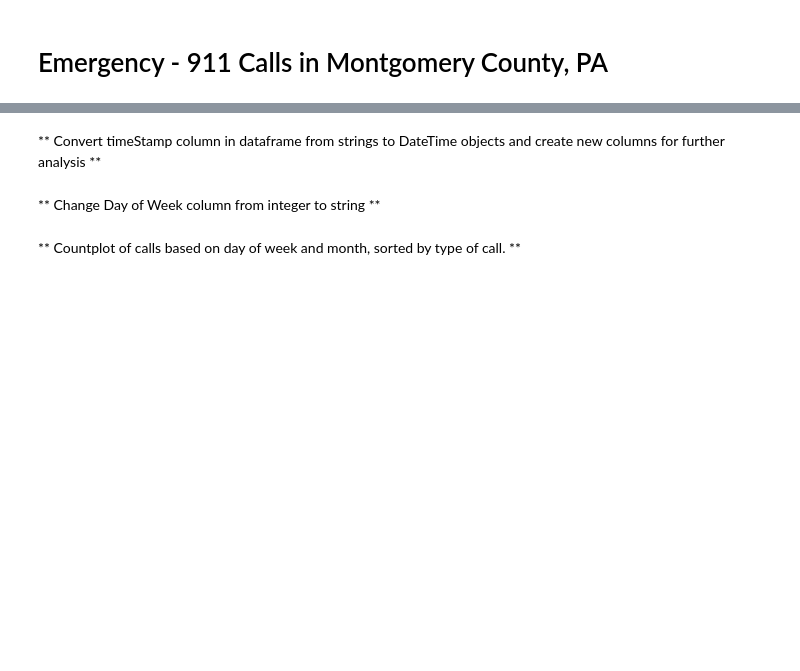
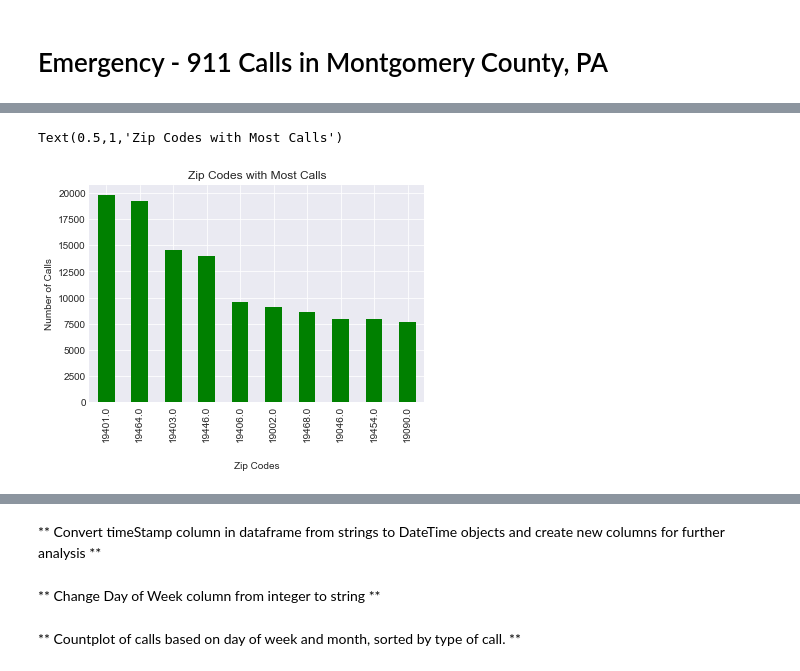
Before and after one commit to rarmenda1104/911-Calls-project, a Jupyter notebook: 911 Calls project.ipynb, the cells around one changed output, grey strips where cells are left out. Cells and saved outputs as stored; diff of their text form; code cells hidden in the pictures; blank space fills up the shorter version.

```diff
--- a/911 Calls project.ipynb
+++ b/911 Calls project.ipynb
@@ -79,0 +84,8 @@ df_calls['Reason'] = df_calls['title'].apply(lambda x: x.split(':')[0])
+# %%
+df_calls['zip'].value_counts().head(10).plot.bar(color = 'green')
+plt.xlabel('Zip Codes',labelpad = 20)
+plt.ylabel('Number of Calls')
+plt.title('Zip Codes with Most Calls')
+# %% [output]
+Text(0.5,1,'Zip Codes with Most Calls')
+[figure, added]
```
Also changed, not shown: parts of 31 cells of this notebook.
